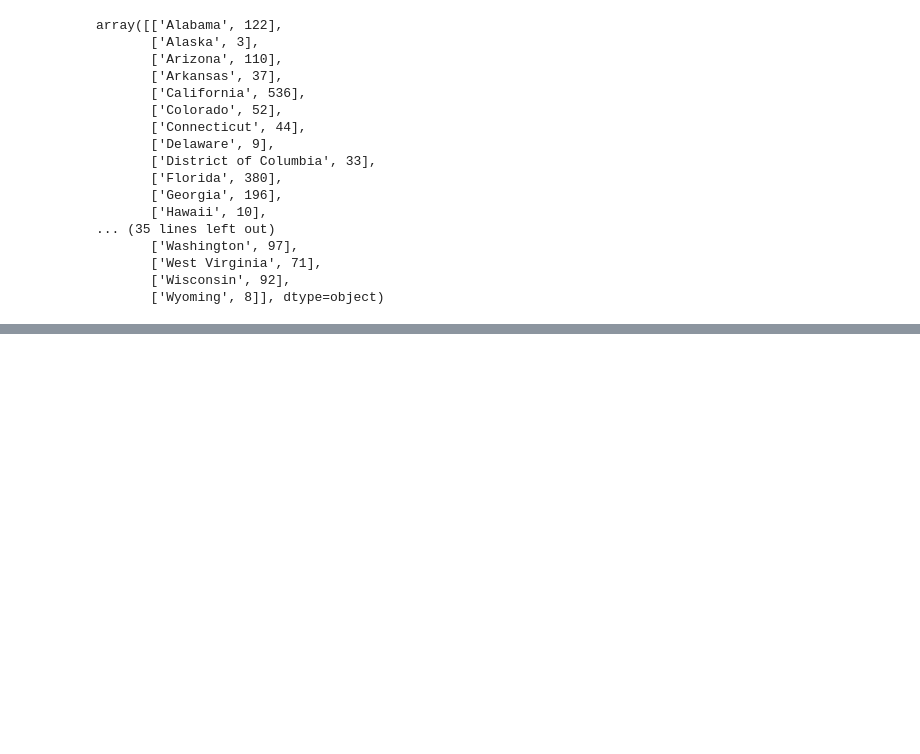
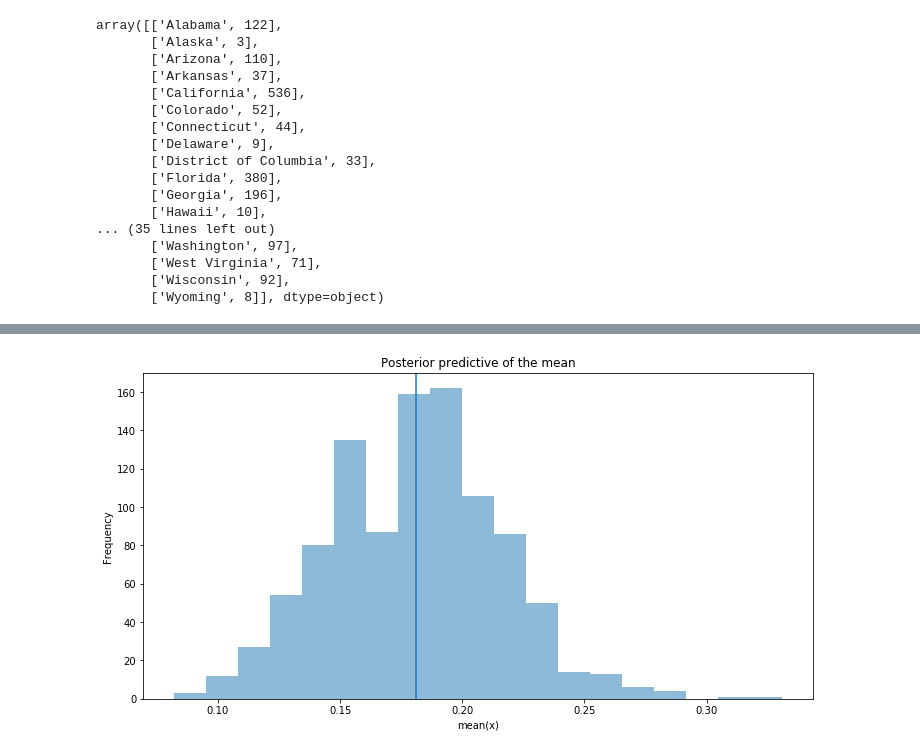
Before and after one commit to wl2522/MSR2, a Jupyter notebook: MRP_age_gender.ipynb, the cells around one changed output, grey strips where cells are left out. Drawn from its saved outputs; the diff is of its cells as text; code cells hidden in the pictures; blank space fills up the shorter version.

```diff
--- a/MRP_age_gender.ipynb
+++ b/MRP_age_gender.ipynb
@@ -449,7 +459,7 @@ for marginal in product(census['NAME'].unique(), census['SEX'].unique(), age_tup
 
 #Rename column names and age ranges to match the survey data
 
-state_age_gender = pd.DataFrame.from_records(counts, columns=['Area', 'Gender', 'Age', 'Total'])
+state_age_gender = pd.DataFrame.from_records(counts, columns=['Area', 'Gender', 'Age', 'n'])
 
 for age_range in zip(age_tuples, age_ranges):
     state_age_gender.loc[state_age_gender['Age'] == age_range[0], 'Age'] = age_range[1]
@@ -477,20 +487,21 @@ ps_df['Age_Gender'] = age_gender_enc.transform(ps_df['Age_Gender'])
 age_enc = LabelEncoder()
 ps_df['Age Encoded'] = age_enc.fit_transform(ps_df['Age'])
 # %%
-#S
+#Set the previously defined Theano variables to the poststratification values
 
 age.set_value(ps_df['Age Encoded'].values)
 gender.set_value(ps_df['Gender'].values)
 area.set_value(ps_df['Area Encoded'].values)
 age_gender.set_value(ps_df['Age_Gender'].values)
-
-n =
+n.set_value(ps_df['n'].values)
 # %%
-#Perform a posterior predictive check to ensure that the sample distribution overlaps with the dataset mean
+#Draw a new sample from the posterior predictive distribution
 
-ppc = pm.sample_ppc(trace, samples=1000, model=model)
+ps_ppc = pm.sample_ppc(trace, samples=1000, model=model)
 
 _, ax = plt.subplots(figsize=(12, 6))
 ax.hist([n.mean() for n in ppc['obs']], bins=19, alpha=0.5)
 ax.axvline(index1_unique["How many of your|Don't know"].mean())
 ax.set(title='Posterior predictive of the mean', xlabel='mean(x)', ylabel='Frequency');
+# %% [output]
+[figure, added]
```
Also changed, not shown: parts of 8 cells of this notebook, 1 other file.
